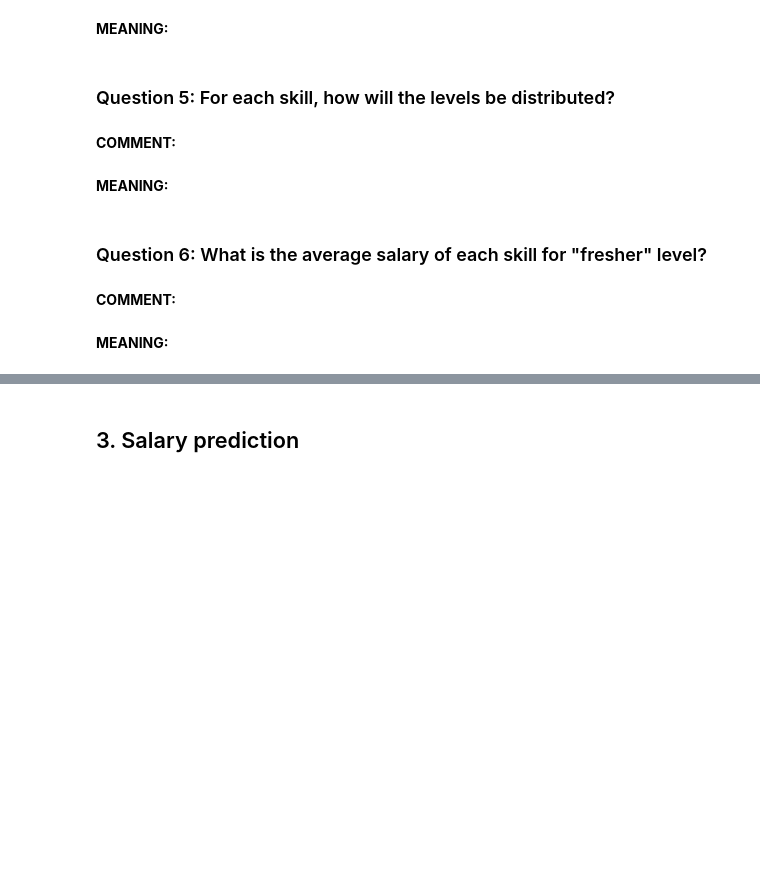
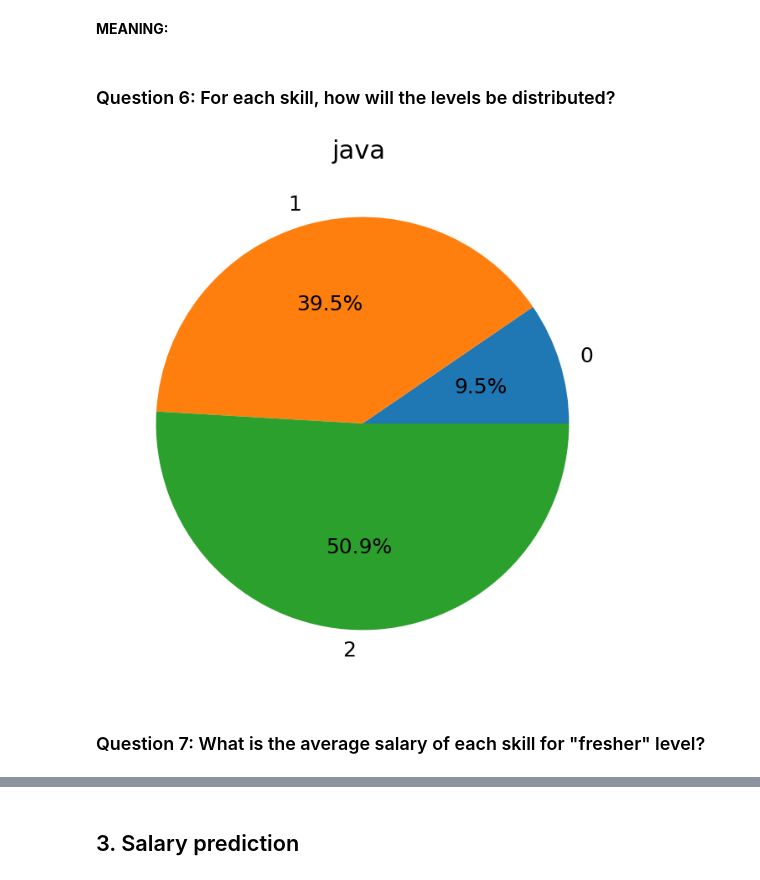
Before and after one commit to vochihieu8320/IDS_GROUP11_2022, a Jupyter notebook: data_explore.ipynb, the cells around one changed output, grey strips where cells are left out. Drawn from its saved outputs; the diff is of its cells as text; code cells hidden in the pictures; blank space fills up the shorter version.

```diff
--- a/data_explore.ipynb
+++ b/data_explore.ipynb
@@ -119,6 +119,9 @@ import re
 def proccessing(jds):
     result = []
     for i in range(len(jds)):
+        level = { "fresher": 0, "junior": 1, "senior": 2 }
+
+        jds[i][11] = level[jds[i][11]]
         job_description = jds[i][12]
 
         # lower case and delted all trailing whitespace
@@ -269,7 +284,7 @@ dtype: int64
 ### With column about salary, how are values distributed?
 # %%
 df_job['average_salary'] = df_job.average_salary.astype(float)
-df_job = df_job[["average_salary"]]
+df_salary = df_job[["average_salary"]]
 
 def missing_ratio(col):
     return (100 * col.isna().sum() / len(col)).round(1)
@@ -283,7 +298,7 @@ def median(col):
 def upper_quartile(col):
     return col.quantile(0.75).round(1)
 
-nume_col_info_df = df_job.agg(
+nume_col_info_df = df_salary.agg(
     [
         missing_ratio,
         min, lower_quartile,
@@ -304,7 +319,7 @@ nume_col_info_df
 # %% [markdown]
 ### With column about level, how are values distributed?
 # %%
-df_job = df_job[["level"]]
+df_level = df_job[["level"]]
 
 def missing_ratio(col):
     return (100 * col.isna().sum() / len(col)).round(1)
@@ -315,6 +330,8 @@ def num_values(col):
 def value_percentages(col):
     return (col.explode().value_counts(normalize = True) * 100).round(1).to_dict()
 
-cate_col_info_df = df.agg([missing_ratio, num_values, value_percentages]).round(1)
+cate_col_info_df = df_level.agg([missing_ratio, num_values, value_percentages]).round(1)
 
 cate_col_info_df
+
+df_level
@@ -394,11 +487,13 @@ plt.show()
 # %% [markdown]
 **MEANING:**
 # %% [markdown]
-### Question 5: For each skill, how will the levels be distributed?
+### Question 6: For each skill, how will the levels be distributed?
-# %% [markdown]
-**COMMENT:**
-# %% [markdown]
-**MEANING:**
+# %%
+ax= df_job.groupby('level')["java"].count().plot.pie(figsize=(8, 8),autopct='%1.1f%%',title ='asd',fontsize = 18)
+ax.set_ylabel('');
+ax.set_title('java ',fontsize =22);
+# %% [output]
+[figure, added]
 # %% [markdown]
-### Question 6: What is the average salary of each skill for "fresher" level?
+### Question 7: What is the average salary of each skill for "fresher" level?
 # %%
@@ -435,4 +501,0 @@ plt.show()
-# %% [markdown]
-**COMMENT:**
-# %% [markdown]
-**MEANING:**
```
Also changed, not shown: parts of 27 cells of this notebook.
